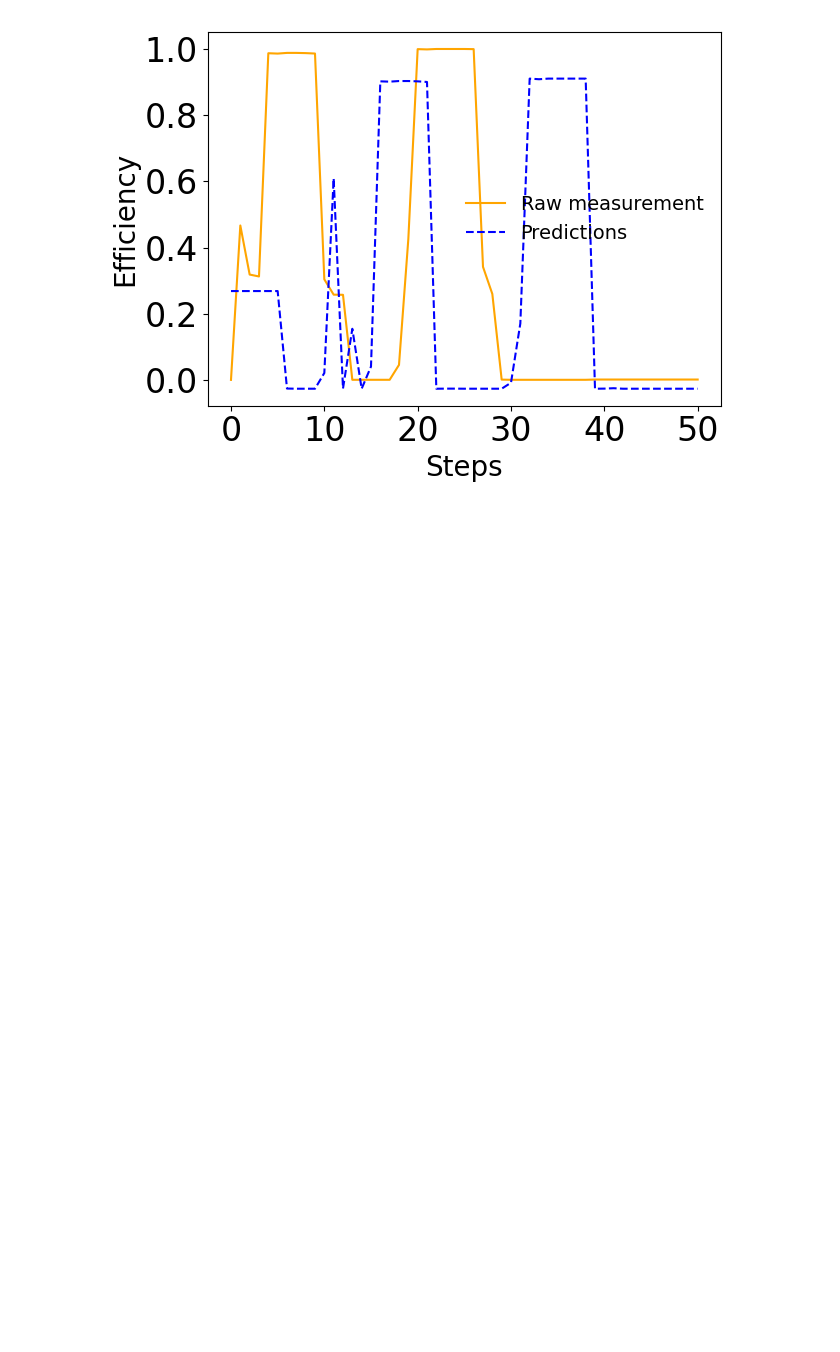
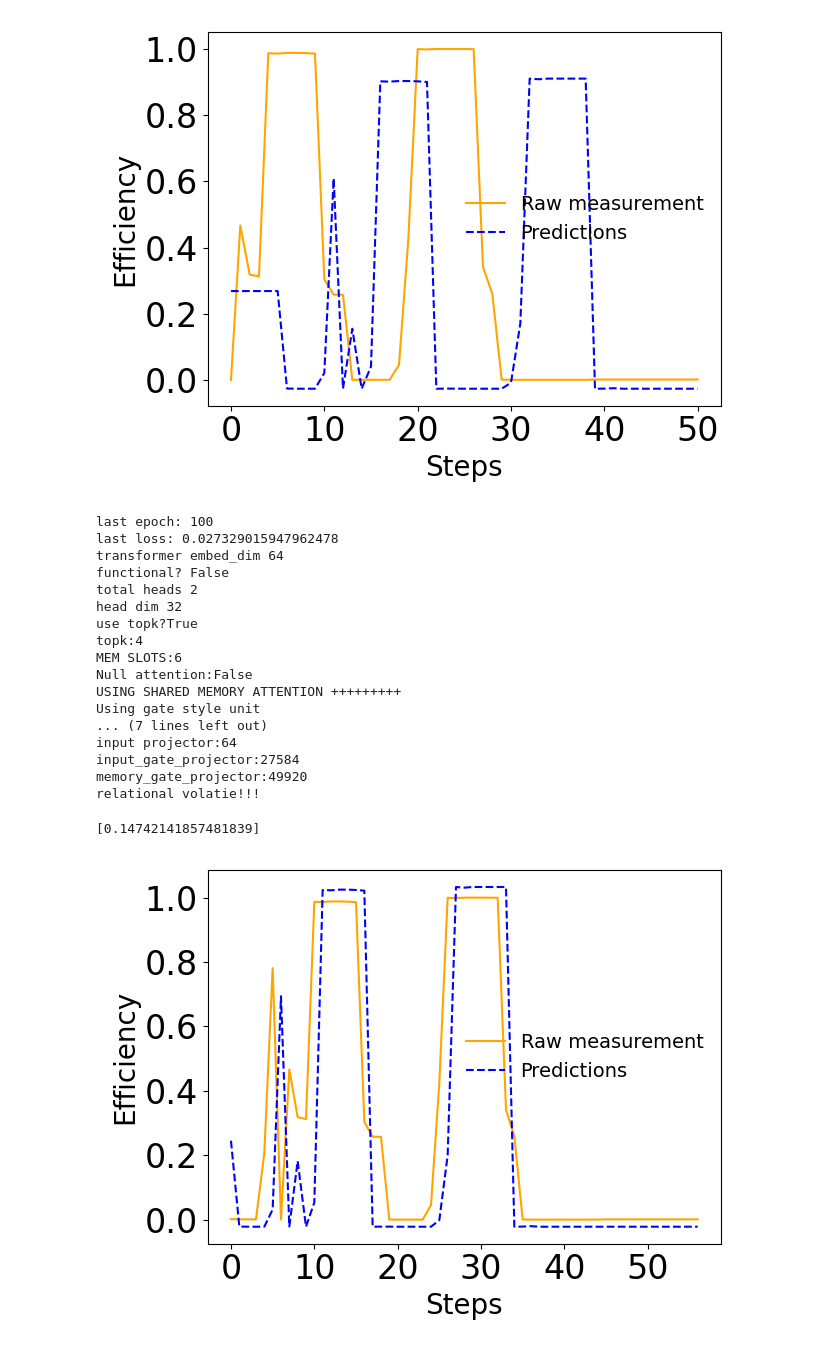
Before and after one commit to JohannesKnopp/polaris-ai, a Jupyter notebook: predictive_monitoring/gwt_approach/template_test_model.ipynb, the cells around one changed output. Drawn from its saved outputs; the diff is of its cells as text; code cells hidden in the pictures; blank space fills up the shorter version.

```diff
--- a/predictive_monitoring/gwt_approach/template_test_model.ipynb
+++ b/predictive_monitoring/gwt_approach/template_test_model.ipynb
@@ -141,3 +141,26 @@ relational volatie!!!
 [figure]
 [figure]
 [figure]
+# %%
+res_ray = test_model('ray_tune_result')
+eval_result(res_ray)
+# %% [output]
+last epoch: 100
+last loss: 0.027329015947962478
+transformer embed_dim 64
+functional? False
+total heads 2
+head dim 32
+use topk?True
+topk:4
+MEM SLOTS:6
+Null attention:False
+USING SHARED MEMORY ATTENTION +++++++++
+Using gate style unit
+... (7 lines left out)
+input projector:64
+input_gate_projector:27584
+memory_gate_projector:49920
+relational volatie!!!
+[0.14742141857481839]
+[figure, added]
```
Also changed, not shown: 30 other files.
